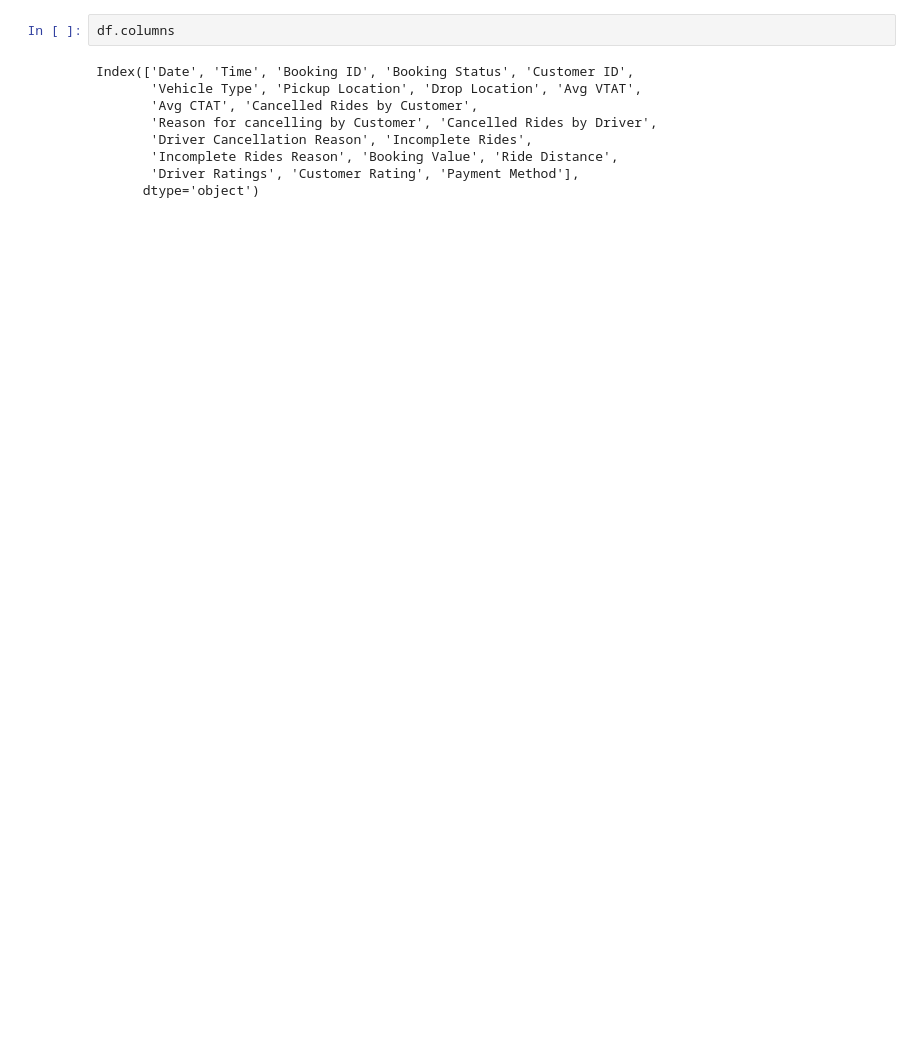
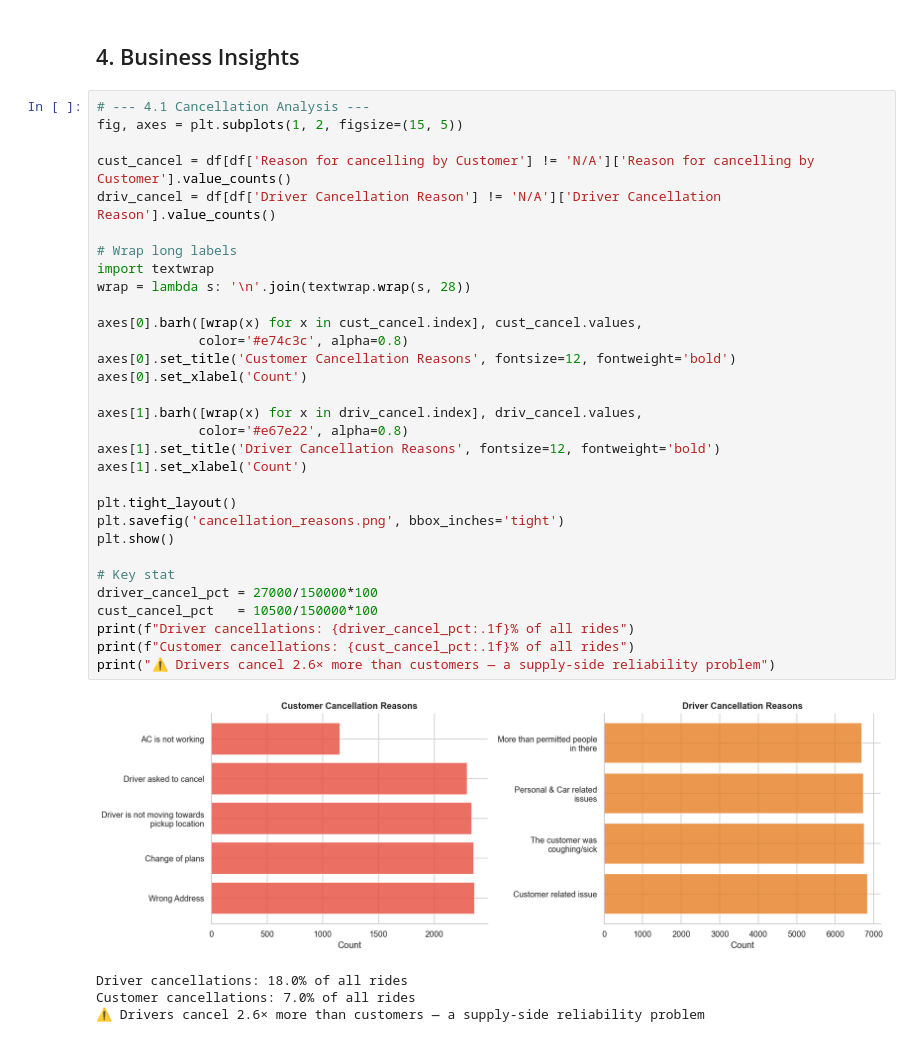
Before and after one commit to IAN-RIUA/Uber_rides, a Jupyter notebook: index.ipynb, the cells around one changed output. Drawn from its saved outputs; the diff is of its cells as text; blank space fills up the shorter version.

```diff
--- a/index.ipynb
+++ b/index.ipynb
@@ -79,12 +189,39 @@ dtype: int64
+# %% [markdown]
+## 4. Business Insights
 # %%
-df.columns
+# --- 4.1 Cancellation Analysis ---
+fig, axes = plt.subplots(1, 2, figsize=(15, 5))
+
+cust_cancel = df[df['Reason for cancelling by Customer'] != 'N/A']['Reason for cancelling by Customer'].value_counts()
+driv_cancel = df[df['Driver Cancellation Reason'] != 'N/A']['Driver Cancellation Reason'].value_counts()
+
+# Wrap long labels
+import textwrap
+wrap = lambda s: '\n'.join(textwrap.wrap(s, 28))
+
+axes[0].barh([wrap(x) for x in cust_cancel.index], cust_cancel.values,
+             color='#e74c3c', alpha=0.8)
+axes[0].set_title('Customer Cancellation Reasons', fontsize=12, fontweight='bold')
+axes[0].set_xlabel('Count')
+
+axes[1].barh([wrap(x) for x in driv_cancel.index], driv_cancel.values,
+             color='#e67e22', alpha=0.8)
+axes[1].set_title('Driver Cancellation Reasons', fontsize=12, fontweight='bold')
+axes[1].set_xlabel('Count')
+
+plt.tight_layout()
+plt.savefig('cancellation_reasons.png', bbox_inches='tight')
+plt.show()
+
+# Key stat
+driver_cancel_pct = 27000/150000*100
+cust_cancel_pct   = 10500/150000*100
+print(f"Driver cancellations: {driver_cancel_pct:.1f}% of all rides")
+print(f"Customer cancellations: {cust_cancel_pct:.1f}% of all rides")
+print("⚠️ Drivers cancel 2.6× more than customers — a supply-side reliability problem")
 # %% [output]
+[figure, added]
-Index(['Date', 'Time', 'Booking ID', 'Booking Status', 'Customer ID',
-       'Vehicle Type', 'Pickup Location', 'Drop Location', 'Avg VTAT',
-       'Avg CTAT', 'Cancelled Rides by Customer',
-       'Reason for cancelling by Customer', 'Cancelled Rides by Driver',
-       'Driver Cancellation Reason', 'Incomplete Rides',
-       'Incomplete Rides Reason', 'Booking Value', 'Ride Distance',
-       'Driver Ratings', 'Customer Rating', 'Payment Method'],
-      dtype='object')
+Driver cancellations: 18.0% of all rides
+Customer cancellations: 7.0% of all rides
+⚠️ Drivers cancel 2.6× more than customers — a supply-side reliability problem
 # %%
```
Also changed, not shown: parts of 27 cells of this notebook, 10 other files.
